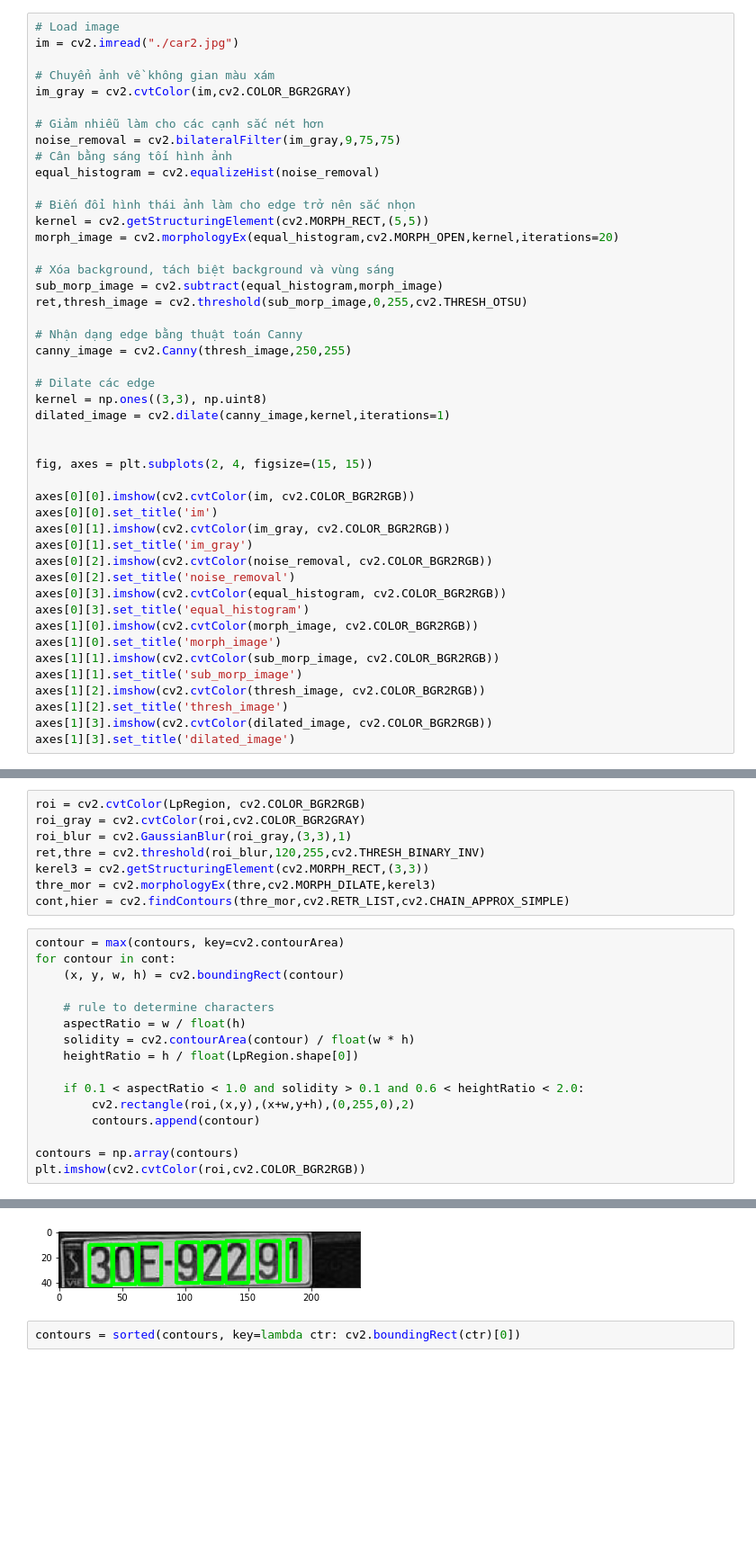
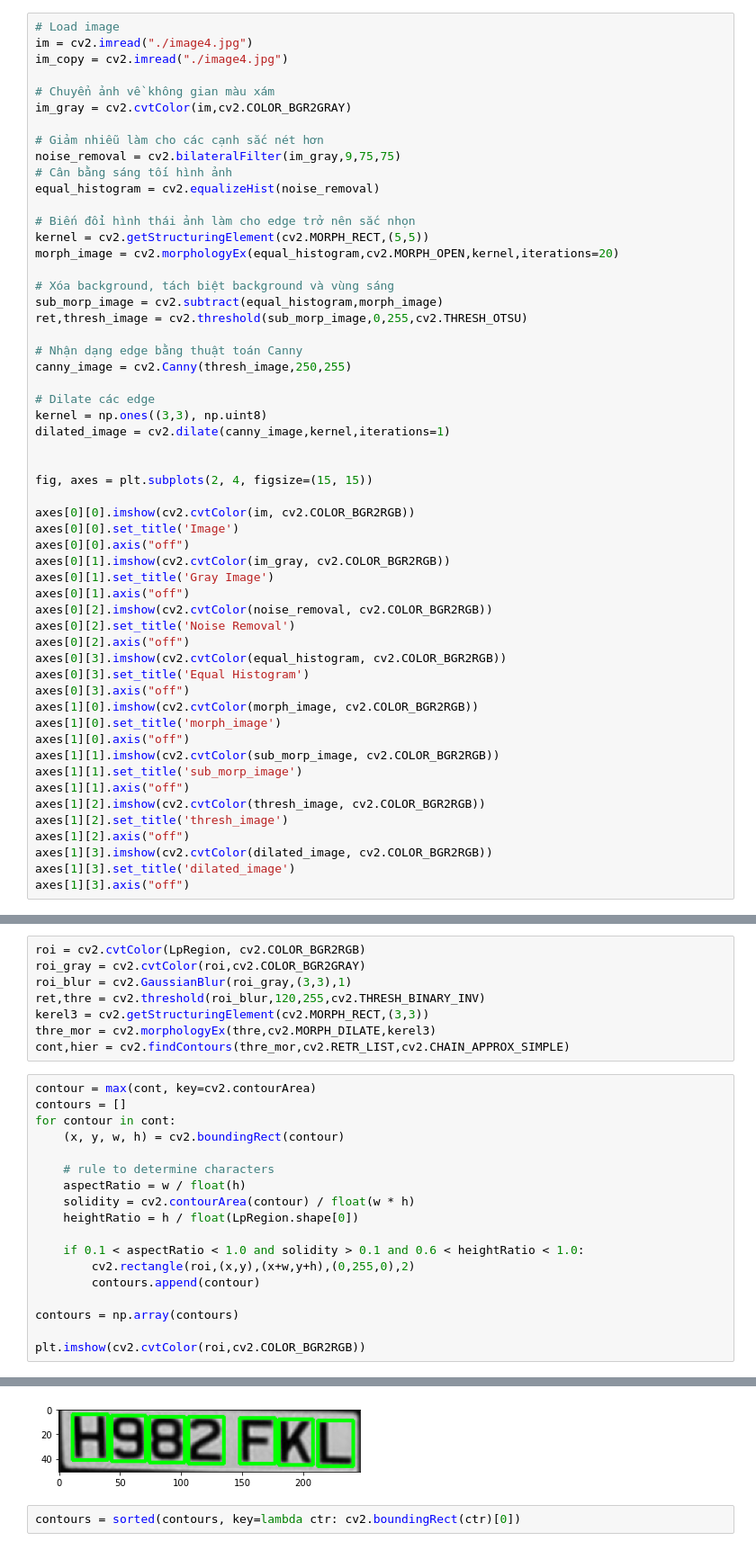
Before and after one commit to nguyenquyet183618/Licence-plate-recognition, a Jupyter notebook: LPR-complete.ipynb, the cells around one changed output, grey strips where cells are left out. Shown at 90% size. Saved outputs shown, nothing was run; the diff lists cells and outputs as text; blank space fills up the shorter version.

```diff
--- a/LPR-complete.ipynb
+++ b/LPR-complete.ipynb
@@ -7,7 +7,8 @@ from sklearn.svm import LinearSVC
 from sklearn.metrics import accuracy_score
 # %%
 # Load image
-im = cv2.imread("./car2.jpg")
+im = cv2.imread("./image4.jpg")
+im_copy = cv2.imread("./image4.jpg")
 
 # Chuyển ảnh về không gian màu xám
 im_gray = cv2.cvtColor(im,cv2.COLOR_BGR2GRAY)
@@ -36,19 +37,27 @@ dilated_image = cv2.dilate(canny_image,kernel,iterations=1)
 fig, axes = plt.subplots(2, 4, figsize=(15, 15))
 
 axes[0][0].imshow(cv2.cvtColor(im, cv2.COLOR_BGR2RGB))
-axes[0][0].set_title('im')
+axes[0][0].set_title('Image')
+axes[0][0].axis("off")
 axes[0][1].imshow(cv2.cvtColor(im_gray, cv2.COLOR_BGR2RGB))
-axes[0][1].set_title('im_gray')
+axes[0][1].set_title('Gray Image')
+axes[0][1].axis("off")
 axes[0][2].imshow(cv2.cvtColor(noise_removal, cv2.COLOR_BGR2RGB))
-axes[0][2].set_title('noise_removal')
+axes[0][2].set_title('Noise Removal')
+axes[0][2].axis("off")
 axes[0][3].imshow(cv2.cvtColor(equal_histogram, cv2.COLOR_BGR2RGB))
-axes[0][3].set_title('equal_histogram')
+axes[0][3].set_title('Equal Histogram')
+axes[0][3].axis("off")
 axes[1][0].imshow(cv2.cvtColor(morph_image, cv2.COLOR_BGR2RGB))
 axes[1][0].set_title('morph_image')
+axes[1][0].axis("off")
 axes[1][1].imshow(cv2.cvtColor(sub_morp_image, cv2.COLOR_BGR2RGB))
 axes[1][1].set_title('sub_morp_image')
+axes[1][1].axis("off")
 axes[1][2].imshow(cv2.cvtColor(thresh_image, cv2.COLOR_BGR2RGB))
 axes[1][2].set_title('thresh_image')
+axes[1][2].axis("off")
 axes[1][3].imshow(cv2.cvtColor(dilated_image, cv2.COLOR_BGR2RGB))
 axes[1][3].set_title('dilated_image')
+axes[1][3].axis("off")
 # %% [output]
@@ -95,24 +104,26 @@ kerel3 = cv2.getStructuringElement(cv2.MORPH_RECT,(3,3))
 thre_mor = cv2.morphologyEx(thre,cv2.MORPH_DILATE,kerel3)
 cont,hier = cv2.findContours(thre_mor,cv2.RETR_LIST,cv2.CHAIN_APPROX_SIMPLE)
 # %%
-contour = max(contours, key=cv2.contourArea)
+contour = max(cont, key=cv2.contourArea)
+contours = []
 for contour in cont:
     (x, y, w, h) = cv2.boundingRect(contour)
 
     # rule to determine characters
     aspectRatio = w / float(h)
     solidity = cv2.contourArea(contour) / float(w * h)
     heightRatio = h / float(LpRegion.shape[0])
 
-    if 0.1 < aspectRatio < 1.0 and solidity > 0.1 and 0.6 < heightRatio < 2.0:
+    if 0.1 < aspectRatio < 1.0 and solidity > 0.1 and 0.6 < heightRatio < 1.0:
         cv2.rectangle(roi,(x,y),(x+w,y+h),(0,255,0),2)
         contours.append(contour)
 
 contours = np.array(contours)
+
 plt.imshow(cv2.cvtColor(roi,cv2.COLOR_BGR2RGB))
 # %% [output]
 <matplotlib.image.AxesImage at 0x...>
-[figure, old version]
+[figure, new version]
 # %%
 contours = sorted(contours, key=lambda ctr: cv2.boundingRect(ctr)[0])
 # %%
```
Also changed, not shown: parts of 31 cells of this notebook.
